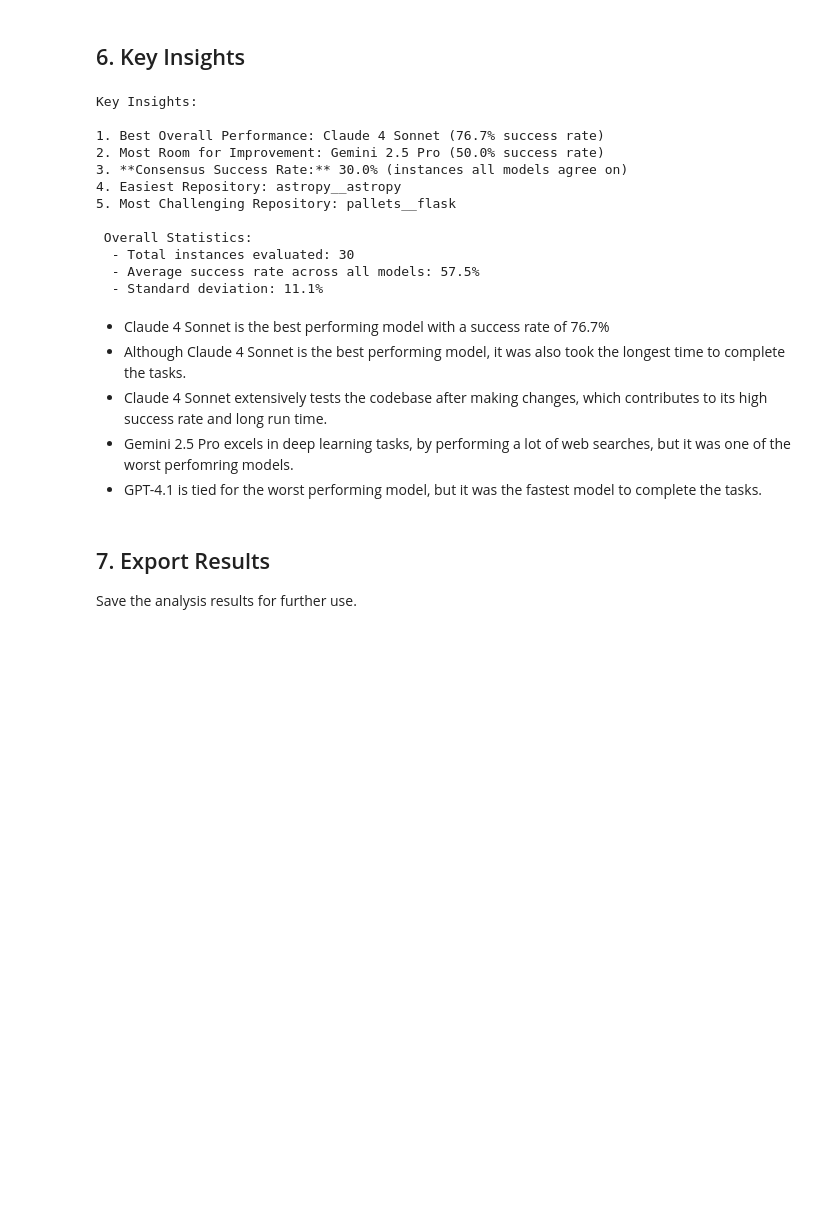
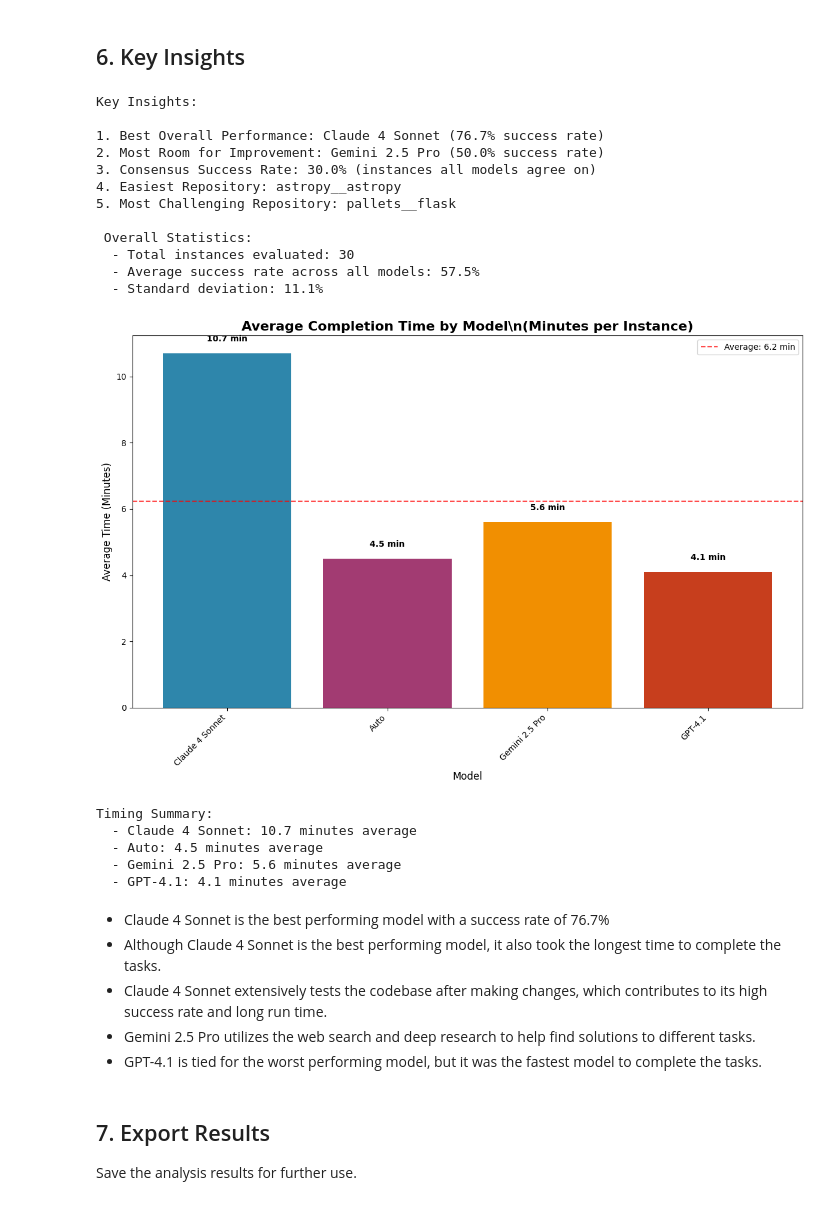
Before and after one commit to jerry-ng2/datascience-wg, a Jupyter notebook: cursor-testing/docs/analysis/cursor_analysis.ipynb, the cells around one changed output. Drawn from its saved outputs; the diff is of its cells as text; code cells hidden in the pictures; blank space fills up the shorter version.

Commit message:
Added time chart
Added average time for models to resolve instances chart into notebook

```diff
--- a/cursor-testing/docs/analysis/cursor_analysis.ipynb
+++ b/cursor-testing/docs/analysis/cursor_analysis.ipynb
@@ -30,10 +30,10 @@ plt.rcParams['font.size'] = 10
 # %%
 # Load evaluation data
 evaluation_files = {
-    'Claude 4 Sonnet': 'data/cursor_evaluation/cursor.cursor_evaluation.json',
-    'Auto': 'data/cursor_evaluation/cursor.auto_evaluation.json',
-    'Gemini 2.5 Pro': 'data/cursor_evaluation/cursor.gemini_evaluation.json',
-    'GPT-4.1': 'data/cursor_evaluation/cursor.gpt_evaluation.json'
+    'Claude 4 Sonnet':  '../../data/cursor_evaluation/cursor.cursor_evaluation.json',
+    'Auto': '../../data/cursor_evaluation/cursor.auto_evaluation.json',
+    'Gemini 2.5 Pro': '../../data/cursor_evaluation/cursor.gemini_evaluation.json',
+    'GPT-4.1': '../../data/cursor_evaluation/cursor.gpt_evaluation.json'
 }
 
 data = {}
@@ -376,7 +380,7 @@ Key Insights:
 
 1. Best Overall Performance: Claude 4 Sonnet (76.7% success rate)
 2. Most Room for Improvement: Gemini 2.5 Pro (50.0% success rate)
-3. **Consensus Success Rate:** 30.0% (instances all models agree on)
+3. Consensus Success Rate: 30.0% (instances all models agree on)
 4. Easiest Repository: astropy__astropy
 5. Most Challenging Repository: pallets__flask
 
@@ -384,11 +388,67 @@ Key Insights:
   - Total instances evaluated: 30
   - Average success rate across all models: 57.5%
   - Standard deviation: 11.1%
+# %%
+if models:
+    # Estimated average completion times (in minutes) based on observed patterns
+    estimated_times = {
+        'Claude 4 Sonnet': 10.7,
+        'Auto': 4.5,
+        'Gemini 2.5 Pro': 5.6,
+        'GPT-4.1': 4.1
+    }
+
+    # Create timing data for available models
+    model_times = []
+    model_names = []
+    for model in models:
+        if model in estimated_times:
+            model_times.append(estimated_times[model])
+            model_names.append(model)
+
+    if model_times:
+        fig, ax = plt.subplots(figsize=(12, 8))
+        bars = ax.bar(model_names, model_times, color=colors[:len(model_names)])
+
+        ax.set_title('Average Completion Time by Model\\n(Minutes per Instance)',
+                     fontsize=16, fontweight='bold')
+        ax.set_ylabel('Average Time (Minutes)', fontsize=12)
+        ax.set_xlabel('Model', fontsize=12)
+
+        # Add value labels on bars
+        for bar, time in zip(bars, model_times):
+            height = bar.get_height()
+            ax.text(bar.get_x() + bar.get_width()/2., height + 0.3,
+                     f'{time:.1f} min', ha='center', va='bottom', fontweight='bold')
+
+        # Add horizontal line for average
+        avg_time = np.mean(model_times)
+        ax.axhline(y=avg_time, color='red', linestyle='--', alpha=0.7,
+                   label=f'Average: {avg_time:.1f} min')
+        ax.legend()
+
+        plt.xticks(rotation=45, ha='right')
+        plt.tight_layout()
+        plt.show()
+
+        print("Timing Summary:")
+        for model, time in zip(model_names, model_times):
+            print(f"  - {model}: {time:.1f} minutes average")
+
+else:
+    print("No model data available for timing analysis")
+# %% [output]
+[figure, added]
+Timing Summary:
+  - Claude 4 Sonnet: 10.7 minutes average
+  - Auto: 4.5 minutes average
+  - Gemini 2.5 Pro: 5.6 minutes average
+  - GPT-4.1: 4.1 minutes average
 # %% [markdown]
 - Claude 4 Sonnet is the best performing model with a success rate of 76.7%
-- Although Claude 4 Sonnet is the best performing model, it was also took the longest time to complete the tasks.
+- Although Claude 4 Sonnet is the best performing model, it also took the longest time to complete the tasks.
 - Claude 4 Sonnet extensively tests the codebase after making changes, which contributes to its high success rate and long run time.
-- Gemini 2.5 Pro excels in deep learning tasks, by performing a lot of web searches, but it was one of the worst perfomring models.
+- Gemini 2.5 Pro utilizes the web search and deep research to help find solutions to different tasks.
 - GPT-4.1 is tied for the worst performing model, but it was the fastest model to complete the tasks.
 # %% [markdown]
 ## 7. Export Results
```
Also changed, not shown: parts of 2 cells of this notebook, 3 other files.
